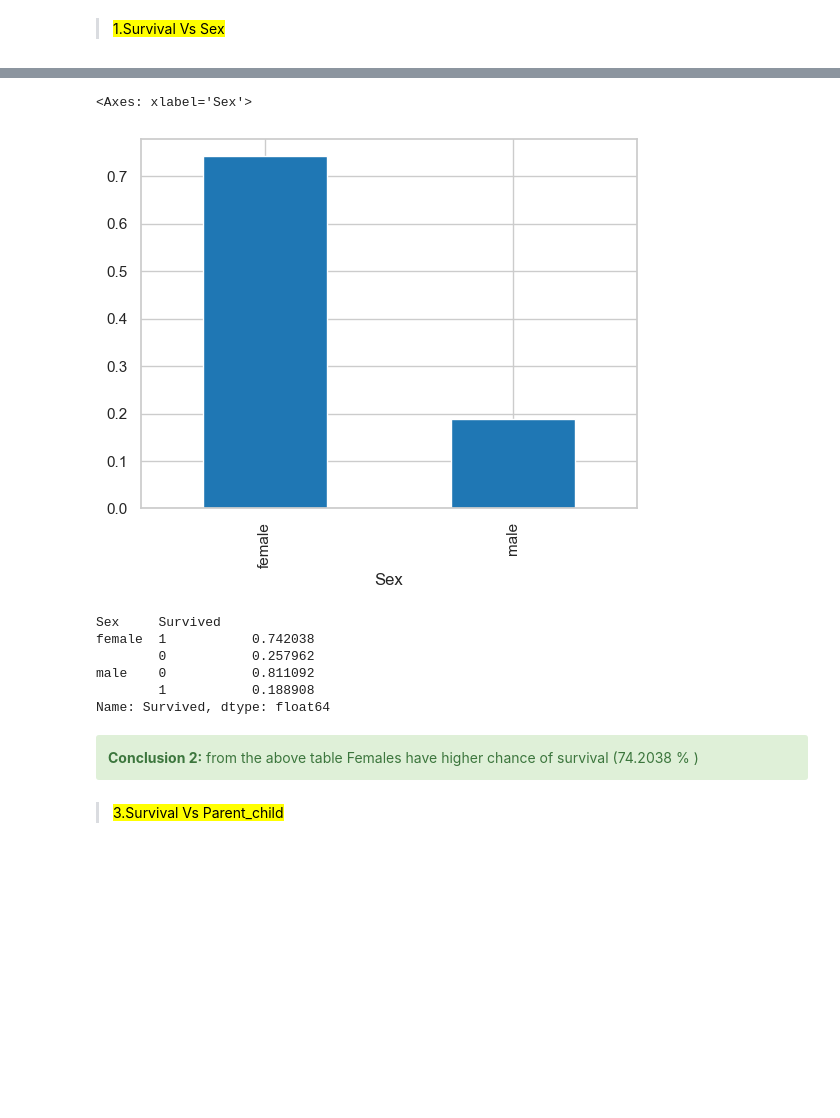
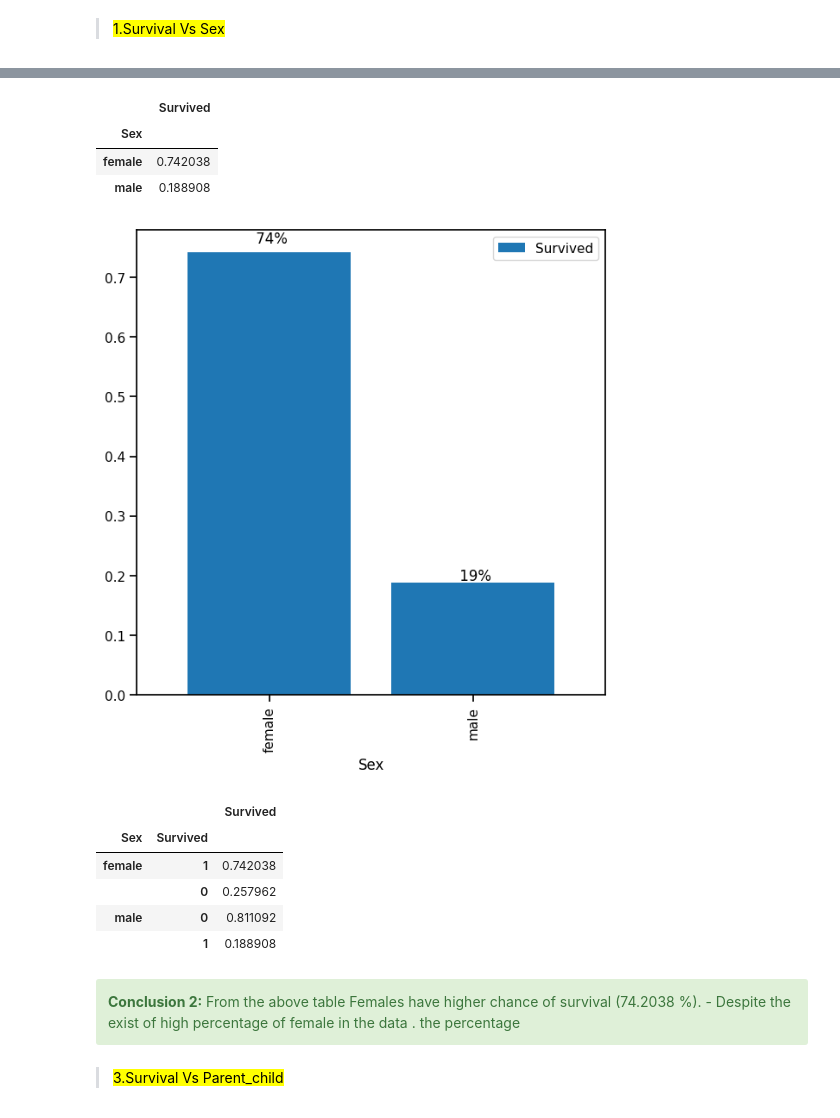
Before and after one commit to mtheggi/Titanic-Survival-Prediction, a Jupyter notebook: Titanic_Survival_Prediction.ipynb, the cells around one changed output, grey strips where cells are left out. Cells and saved outputs as stored; diff of their text form; code cells hidden in the pictures; blank space fills up the shorter version.

```diff
--- a/Titanic_Survival_Prediction.ipynb
+++ b/Titanic_Survival_Prediction.ipynb
@@ -222,22 +267,35 @@ Text(0.5, 1.0, 'female  and make distribution')
 # %%
 sb.set_context('notebook')
 sb.set_palette('tab10')
-df_train.groupby('Sex').mean()['Survived'].plot(kind='bar')
+df_survival_Vs_Sex= df_train.groupby('Sex')['Survived'].mean().to_frame()
+df_survival_Vs_Sex
 # %% [output]
-<Axes: xlabel='Sex'>
-[figure, removed]
+|  | Survived |
+| Sex |  |
+| female | 0.742038 |
+| male | 0.188908 |
+# %%
+graph = df_survival_Vs_Sex.plot(kind="bar" , figsize= (7,7), width = 0.8)
+for i in graph.patches:
+    width = i.get_width()
+    height = i.get_height()
+    x, y = i.get_xy()
+    graph.annotate(f'{height : .0%}', (x + width/2, y + height*1.02),ha='center')
+# %% [output]
+[figure, added]
 # %%
-df_train.groupby('Sex')['Survived'].value_counts(normalize=True)
+df_train.groupby('Sex')['Survived'].value_counts(normalize=True).to_frame()
 # %% [output]
-Sex     Survived
-female  1           0.742038
-        0           0.257962
-male    0           0.811092
-        1           0.188908
-Name: Survived, dtype: float64
+|  |  | Survived |
+| Sex | Survived |  |
+| female | 1 | 0.742038 |
+|  | 0 | 0.257962 |
+| male | 0 | 0.811092 |
+|  | 1 | 0.188908 |
 # %% [markdown]
 <div class="alert alert-block alert-success">
-<b>Conclusion 2:</b> from the above table Females have higher chance of survival  (74.2038 % )
+<b>Conclusion 2:</b> From the above table Females have higher chance of survival  (74.2038 %).
+- Despite the exist of high percentage of female in the data . the percentage
 </div>
 # %% [markdown]
 ><mark>3.Survival Vs Parent_child</mark>
```
Also changed, not shown: parts of 22 cells of this notebook.
